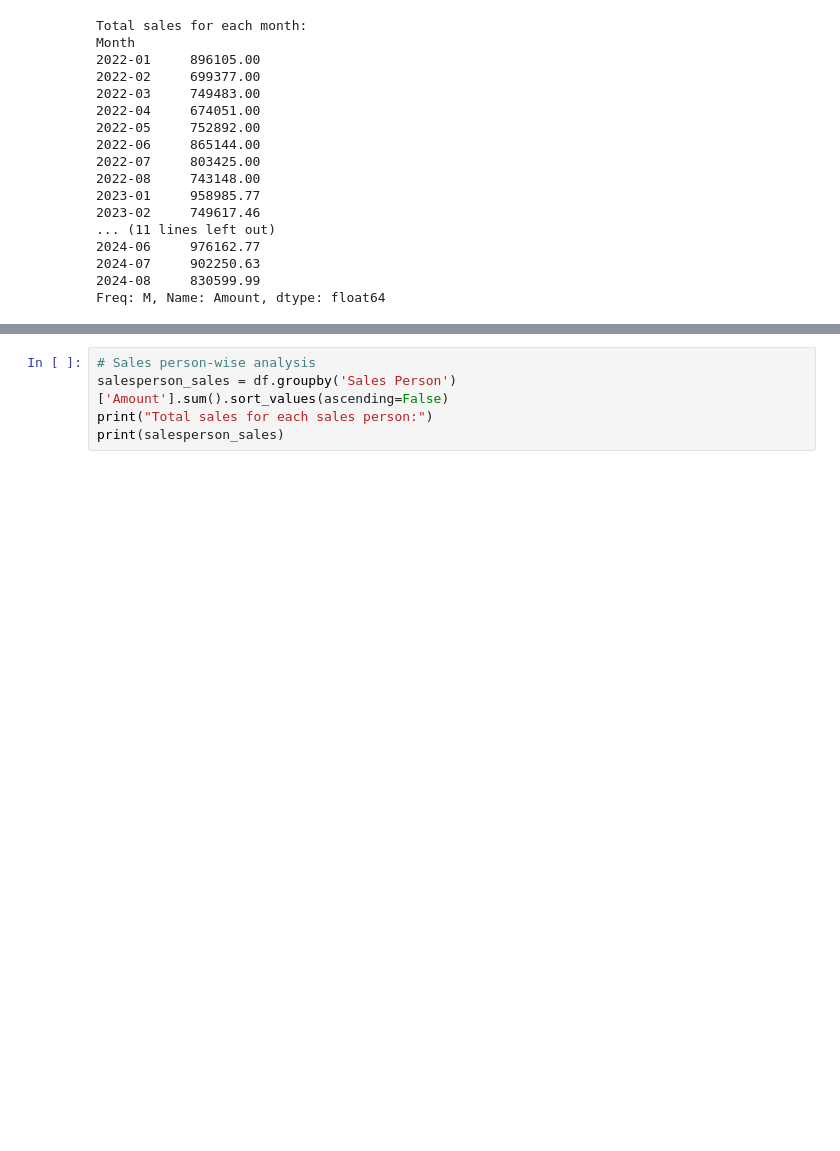
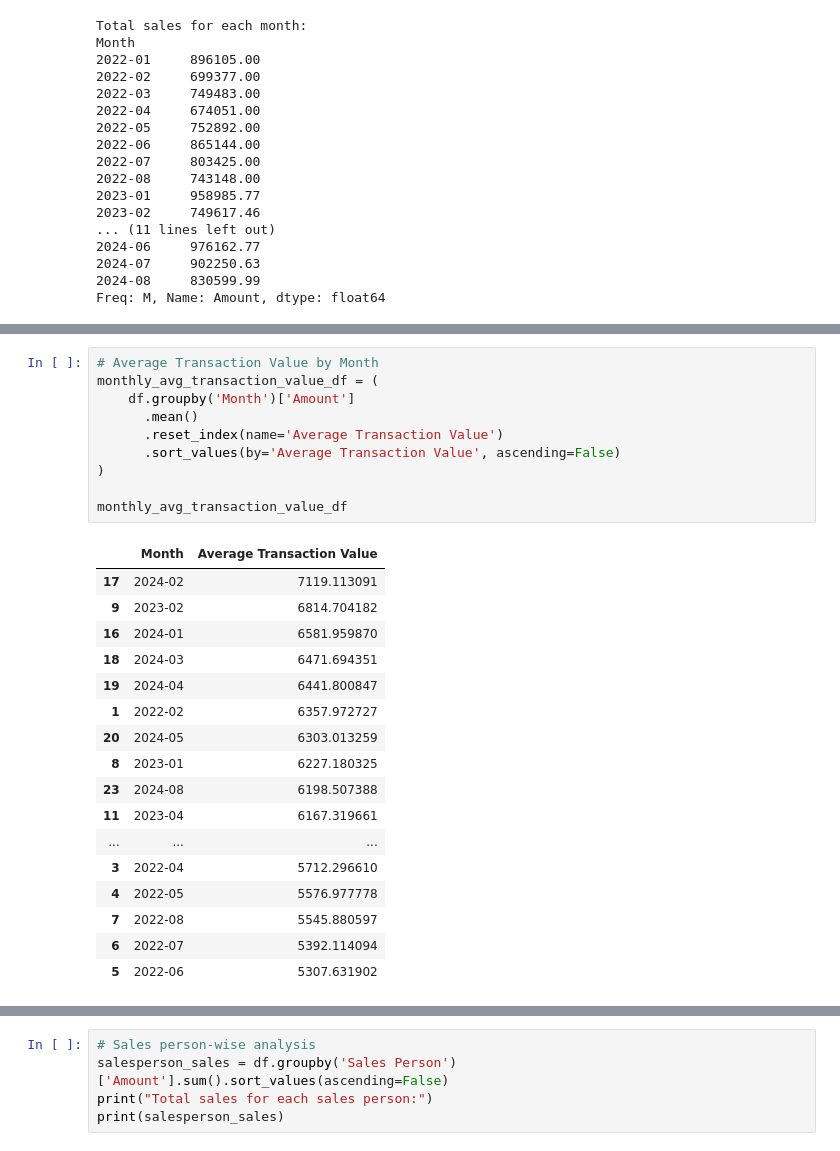
Before and after one commit to adishazzahra/Data-Analyst-Portfolio, a Jupyter notebook: Chocolate Sales Analysis/chocolate_sales_analysis.ipynb, the cells around one changed output, grey strips where cells are left out. Drawn from its saved outputs; the diff is of its cells as text; blank space fills up the shorter version.

```diff
--- a/Chocolate Sales Analysis/chocolate_sales_analysis.ipynb
+++ b/Chocolate Sales Analysis/chocolate_sales_analysis.ipynb
@@ -249,3 +277,31 @@ Freq: M, Name: Amount, dtype: float64
+# %%
+# Average Transaction Value by Month
+monthly_avg_transaction_value_df = (
+    df.groupby('Month')['Amount']
+      .mean()
+      .reset_index(name='Average Transaction Value')
+      .sort_values(by='Average Transaction Value', ascending=False)
+)
+
+monthly_avg_transaction_value_df
+# %% [output]
+|  | Month | Average Transaction Value |
+| 17 | 2024-02 | 7119.113091 |
+| 9 | 2023-02 | 6814.704182 |
+| 16 | 2024-01 | 6581.959870 |
+| 18 | 2024-03 | 6471.694351 |
+| 19 | 2024-04 | 6441.800847 |
+| 1 | 2022-02 | 6357.972727 |
+| 20 | 2024-05 | 6303.013259 |
+| 8 | 2023-01 | 6227.180325 |
+| 23 | 2024-08 | 6198.507388 |
+| 11 | 2023-04 | 6167.319661 |
+| ... | ... | ... |
+| 3 | 2022-04 | 5712.296610 |
+| 4 | 2022-05 | 5576.977778 |
+| 7 | 2022-08 | 5545.880597 |
+| 6 | 2022-07 | 5392.114094 |
+| 5 | 2022-06 | 5307.631902 |
 # %%
 # Visualize monthly sales trend
 x = np.arange(len(monthly_sales))
```
Also changed, not shown: parts of 12 cells of this notebook, 1 other file.
